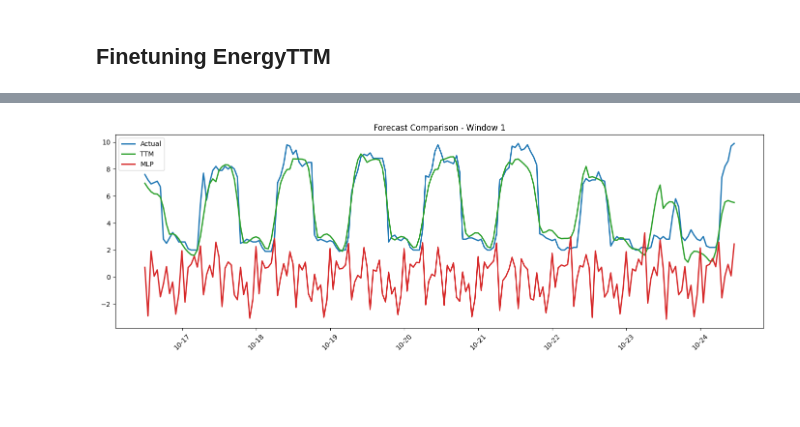
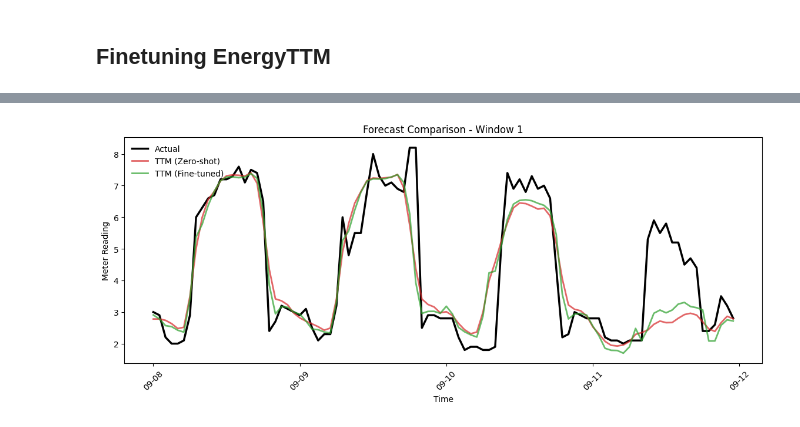
Before and after one commit to energyfms/notebooks, a Jupyter notebook: energy_ttm_finetuning.ipynb, the cells around one changed output, grey strips where cells are left out. Cells and saved outputs as stored; diff of their text form; code cells hidden in the pictures; blank space fills up the shorter version.

Commit message:
plots update

```diff
--- a/energy_ttm_finetuning.ipynb
+++ b/energy_ttm_finetuning.ipynb
@@ -449,8 +240,8 @@ args = {
 # Initialize Model
 
 ttm_model = TinyTimeMixerForPrediction.from_pretrained(
-    "EnergyFM/energy-ttm",  # Name of the model on Hugging Face
-    revision="168-24-comm", # model revision: 168-24-res, 512-96-comm, 512-96-res
-    num_input_channels=1,  # tsp.num_input_channels
+    "EnergyFM/energy-ttm",
+    revision="main", # model revision: 168-24-res, 512-96-comm, 512-96-res
+    num_input_channels=1,
 ).to(device)
 # %% [output]
@@ -688,99 +497,96 @@ if len(y_true_test) == 0:
     y_pred_test_ttm = np.array([])
 
 # Concatenate predictions and ground truth
-y_true = np.concatenate(y_true_test, axis=0)
-y_pred = np.concatenate(y_pred_test_ttm, axis=0)
+y_true_ttm_ft = np.concatenate(y_true_test, axis=0)
+y_pred_ttm_ft = np.concatenate(y_pred_test_ttm, axis=0)
 # %%
 mean = test_dataset.mean
 std  = test_dataset.std
 
-y_true_flat = y_true.reshape(-1)
-y_pred_flat = y_pred.reshape(-1)
+y_true_flat_ft = y_true_ttm_ft.reshape(-1)
+y_pred_flat_ft = y_pred_ttm_ft.reshape(-1)
 
 
-y_true_unscaled = unscale_predictions(y_true_flat, mean, std)
-y_pred_unscaled_ttm = unscale_predictions(y_pred_flat, mean, std)
+y_true_unscaled_ttm_ft = unscale_predictions(y_true_flat_ft, mean, std)
+y_pred_unscaled_ttm_ft = unscale_predictions(y_pred_flat_ft, mean, std)
 # %%
 import matplotlib.pyplot as plt
 import matplotlib.dates as mdates
 import numpy as np
 
-# ----------------------------------------------------
-# Predictions correspond to test[168:]
-# ----------------------------------------------------
-
 model_time_index = test.index[168:]
 
 actual = test["meter_reading"].iloc[168:].values
 
-ttm_pred = np.asarray(y_pred_unscaled_ttm)
-dlinear_pred = np.asarray(y_pred_unscaled_mlp)
+ttm_zs_pred = np.asarray(y_pred_unscaled_ttm_zs)
+ttm_ft_pred = np.asarray(y_pred_unscaled_ttm_ft)
 
-# Safety check
+# Align lengths
 min_len = min(
     len(model_time_index),
     len(actual),
-    len(ttm_pred),
-    len(dlinear_pred),
+    len(ttm_zs_pred),
+    len(ttm_ft_pred),
 )
 
 model_time_index = model_time_index[:min_len]
 actual = actual[:min_len]
-ttm_pred = ttm_pred[:min_len]
-dlinear_pred = dlinear_pred[:min_len]
+ttm_zs_pred = ttm_zs_pred[:min_len]
+ttm_ft_pred = ttm_ft_pred[:min_len]
 
-days_per_plot = 8
-points_per_plot = days_per_plot * 24
 
-n_plots = 5
+num_plots = 5
+window_size = 96      # 4 days
+window_stride = 96    # Move 4 days each time
 
-for i in range(1, n_plots):
+for i in range(num_plots):
 
-    start = i * points_per_plot
-    end = min((i + 1) * points_per_plot, min_len)
+    start = i * window_stride
+    end = min(start + window_size, min_len)
 
     fig, ax = plt.subplots(figsize=(14, 5))
 
-    # ------------------------------------------------
-    # Actual
-    # ------------------------------------------------
     ax.plot(
         model_time_index[start:end],
         actual[start:end],
+        color="black",
+        linewidth=2.5,
         label="Actual",
-        linewidth=2,
-        color="tab:blue",
     )
 
-    # ------------------------------------------------
-    # TTM
-    # ------------------------------------------------
     ax.plot(
         model_time_index[start:end],
-        ttm_pred[start:end],
-        label="TTM",
+        ttm_zs_pred[start:end],
+        color="tab:red",
         linewidth=2,
-        color="tab:green",
+        label="TTM (Zero-shot)",
+        alpha=0.7
     )
 
-    # ------------------------------------------------
-    # MLP
-    # ------------------------------------------------
     ax.plot(
         model_time_index[start:end],
-        dlinear_pred[start:end],
-        label="MLP",
+        ttm_ft_pred[start:end],
+        color="tab:green",
         linewidth=2,
-        color="tab:red",
+        label="TTM (Fine-tuned)",
+        alpha=0.7
     )
 
     ax.xaxis.set_major_locator(mdates.DayLocator(interval=1))
     ax.xaxis.set_major_formatter(mdates.DateFormatter("%m-%d"))
 
     plt.xticks(rotation=45)
-    plt.title(f"Forecast Comparison - Window {i}")
-    plt.legend()
-    plt.tight_layout()
+    plt.xlabel("Time")
+    plt.ylabel("Meter Reading")
+    plt.title(f"Forecast Comparison - Window {i+1}")
+
+    ax.legend(
+        loc="upper left",
+        # bbox_to_anchor=(1.02, 0.5),
+        frameon=False,
+    )
+
+    # plt.tight_layout(rect=[0, 0, 0.83, 1])
     plt.show()
 # %% [output]
-[figure, old version]
+[figure, new version]
```
Also changed, not shown: parts of 34 cells of this notebook, 2 other files.
